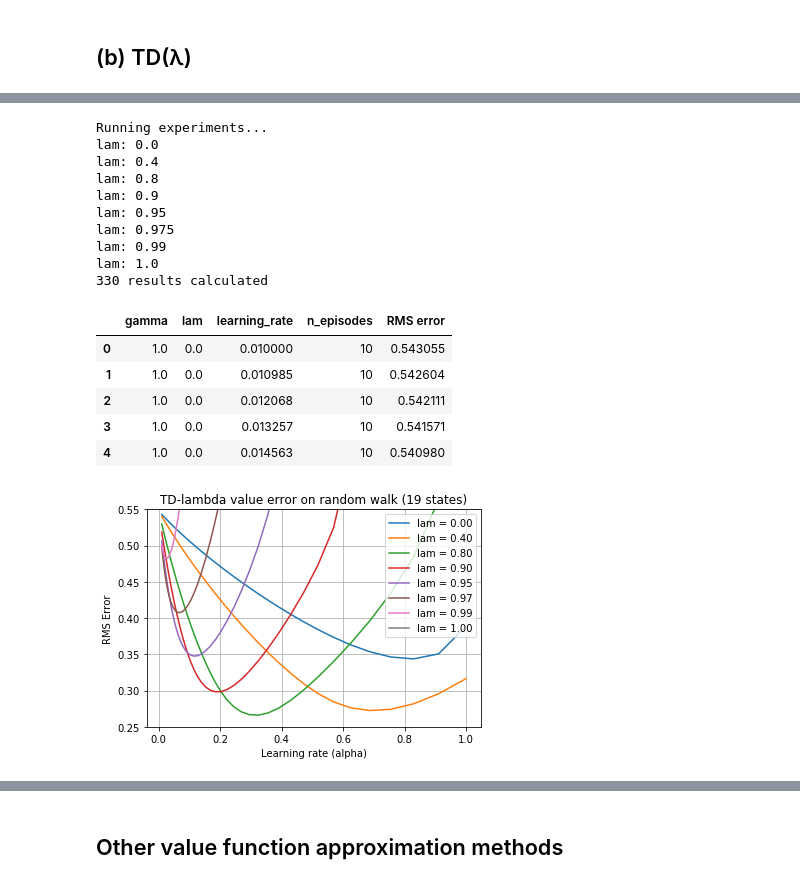
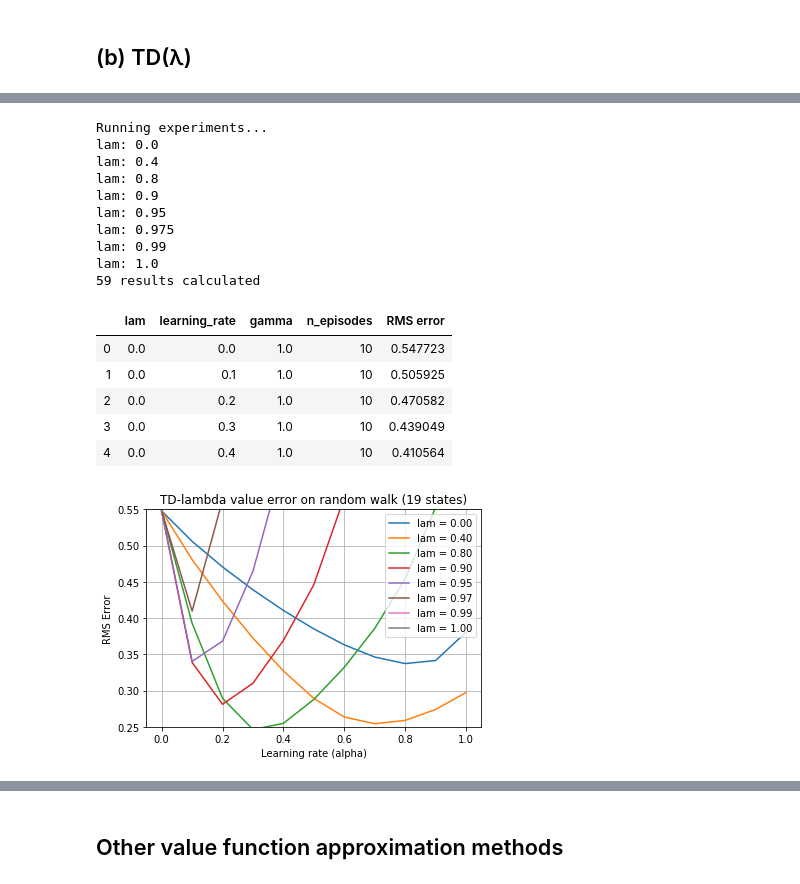
Before and after one commit to billtubbs/game-learner, a Jupyter notebook: Development-of-TD-Lambda-algorithm.ipynb, the cells around one changed output, grey strips where cells are left out. Cells and saved outputs as stored; diff of their text form; code cells hidden in the pictures.

```diff
--- a/Development-of-TD-Lambda-algorithm.ipynb
+++ b/Development-of-TD-Lambda-algorithm.ipynb
@@ -1010,7 +1010,7 @@ def run_random_walk_with_td_lambda(lam=0.5, learning_rate=0.01, gamma=1.0,
         })
         eligibility = pd.Series(0.0, index=value_function.index)
 
-        for episode in range(0, n_runs):
+        for episode in range(0, n_episodes):
             game.reset()
             prev_state = game.generate_state_key(game.start_state, role)
             prev_reward = None
@@ -1065,6 +1069,6 @@ for i in range(2):
 # %%
 # Run many repetitions with varying parameter values
-n_reps = 20  # Textbook uses 100
+n_reps = 10  # Textbook uses 100
 n_states = 19
 seed = 1
 
@@ -1072,9 +1076,9 @@ seed = 1
 lam_values = [0.0, 0.4, 0.8, 0.9, 0.95, 0.975, 0.99, 1.0]
 
 # Full range of alpha values
-alpha_values = np.logspace(-2, 0, 50)
+#alpha_values = np.logspace(-2, 0, 50)
 # For a quicker test use less points:
-# alpha_values = np.arange(0, 1.1, 0.1)
+alpha_values = np.arange(0, 1.1, 0.1)
 
 # Use this dictionary to accumulate the results
 avg_rms_errors = {}
@@ -1083,40 +1087,40 @@ print(f"Running experiments...")
 for lam in lam_values:
     print(f"lam: {lam}")
     for alpha in alpha_values:
         params, avg_rms_error = \
             run_random_walk_with_td_lambda(lam=lam,
                                            learning_rate=alpha,
                                            n_reps=n_reps,
                                            size=n_states,
                                            seed=seed)
         avg_rms_errors[tuple(params.items())] = avg_rms_error
         if avg_rms_error > 1.5:
             break  # Saves time
 
 print(f"{len(avg_rms_errors)} results calculated")
 param_values = [dict(x) for x in avg_rms_errors.keys()]
 rms_error_values = list(avg_rms_errors.values())
 results_df = pd.concat([pd.DataFrame(param_values),
                         pd.Series(rms_error_values, name='RMS error')],
                        axis=1)
 results_df.head()
 # %% [output]
 Running experiments...
 lam: 0.0
 lam: 0.4
 lam: 0.8
 lam: 0.9
 lam: 0.95
 lam: 0.975
 lam: 0.99
 lam: 1.0
-330 results calculated
+59 results calculated
-|  | gamma | lam | learning_rate | n_episodes | RMS error |
-| 0 | 1.0 | 0.0 | 0.010000 | 10 | 0.543055 |
-| 1 | 1.0 | 0.0 | 0.010985 | 10 | 0.542604 |
-| 2 | 1.0 | 0.0 | 0.012068 | 10 | 0.542111 |
-| 3 | 1.0 | 0.0 | 0.013257 | 10 | 0.541571 |
-| 4 | 1.0 | 0.0 | 0.014563 | 10 | 0.540980 |
+|  | lam | learning_rate | gamma | n_episodes | RMS error |
+| 0 | 0.0 | 0.0 | 1.0 | 10 | 0.547723 |
+| 1 | 0.0 | 0.1 | 1.0 | 10 | 0.505925 |
+| 2 | 0.0 | 0.2 | 1.0 | 10 | 0.470582 |
+| 3 | 0.0 | 0.3 | 1.0 | 10 | 0.439049 |
+| 4 | 0.0 | 0.4 | 1.0 | 10 | 0.410564 |
 # %%
 # Plot results
 results_by_lam_value = results_df.groupby('lam')
@@ -1134,5 +1138,5 @@ plt.grid()
 plt.savefig(f"random-walk-td-lambda-{game.size}-{n_reps}.pdf")
 plt.show()
 # %% [output]
-[figure, old version]
+[figure, new version]
 # %%
```
Also changed, not shown: parts of 18 cells of this notebook.
